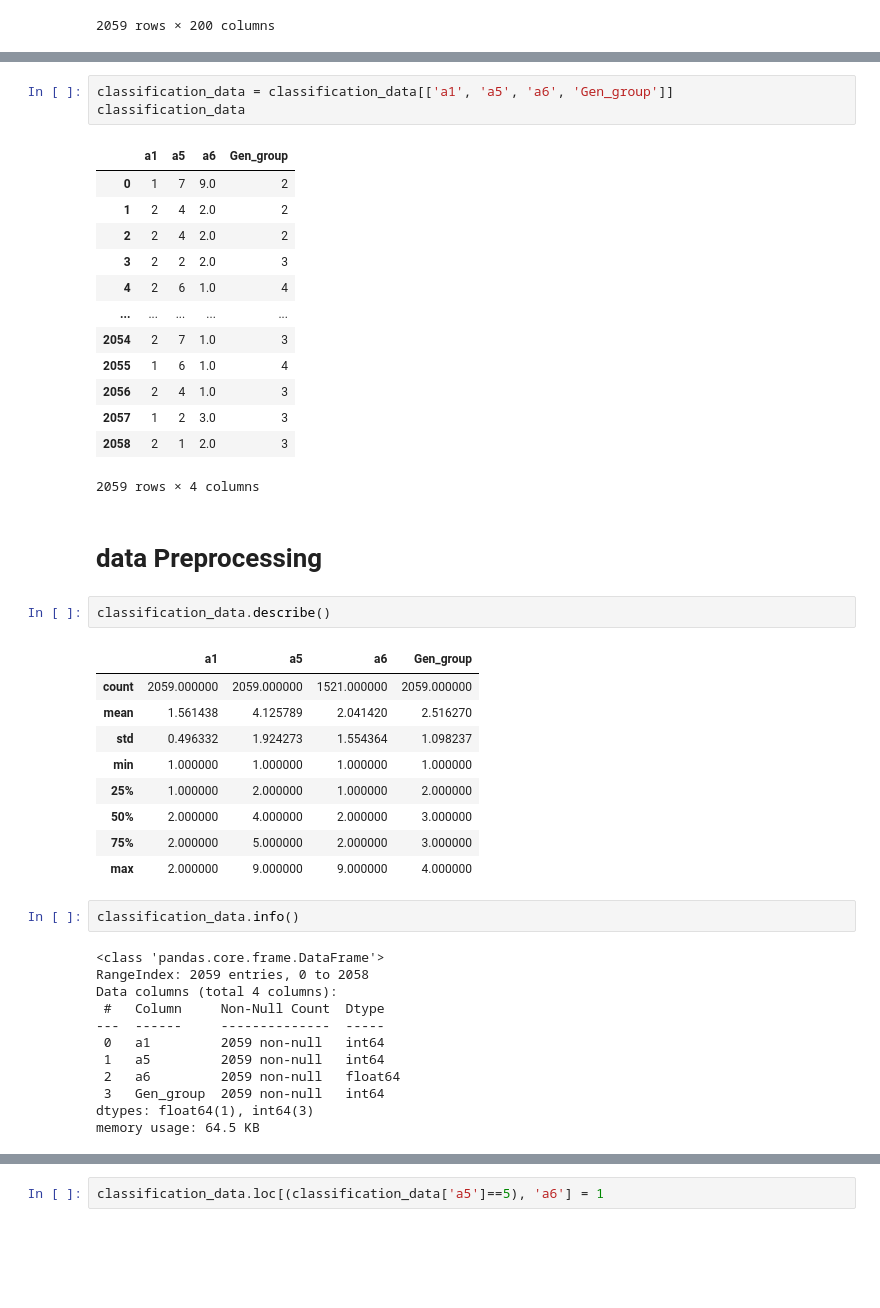
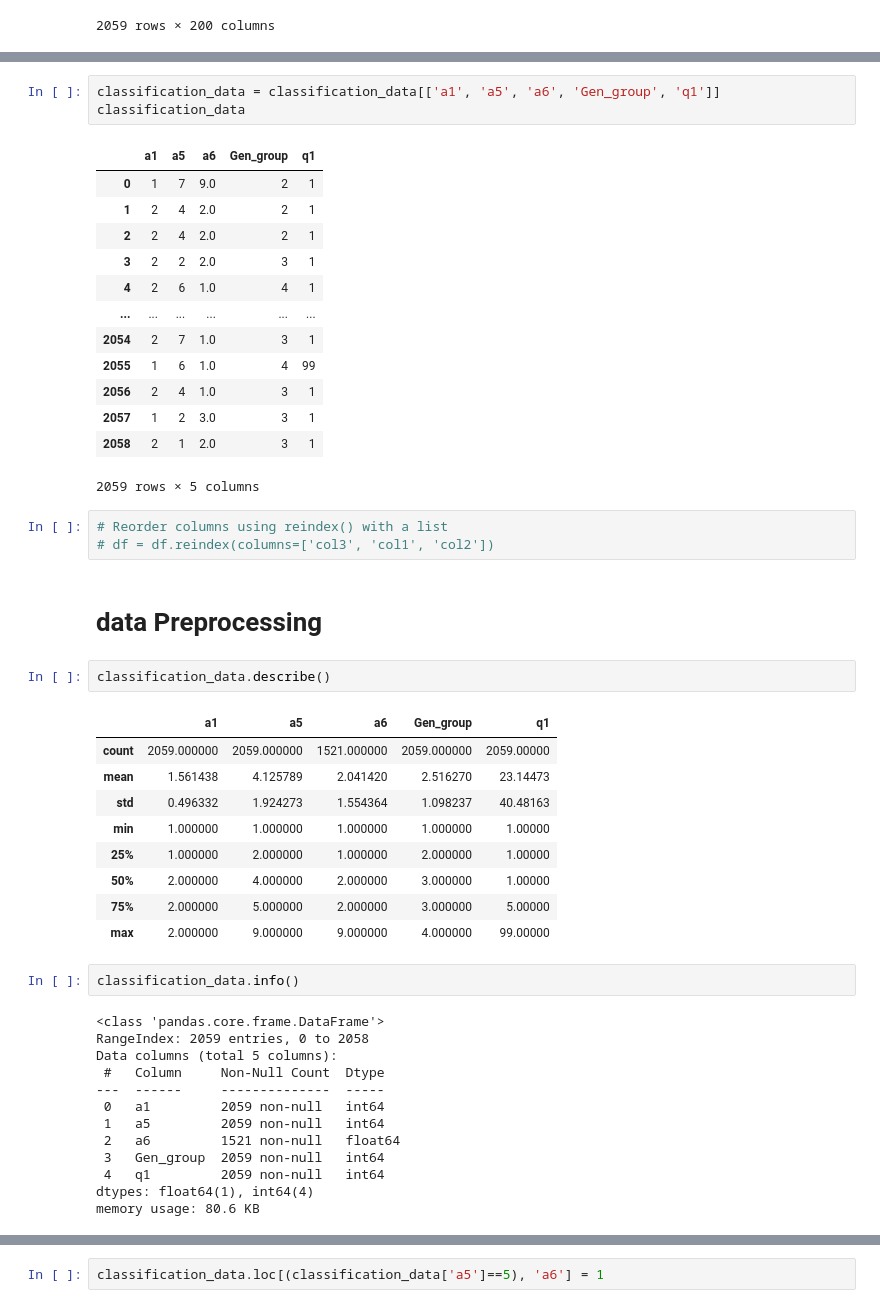
Before and after one commit to puttipongyy/BSC_DPDM23, a Jupyter notebook: test_survey.ipynb, the cells around one changed output, grey strips where cells are left out. Cells and saved outputs as stored; diff of their text form; blank space fills up the shorter version.

```diff
--- a/test_survey.ipynb
+++ b/test_survey.ipynb
@@ -340,45 +345,49 @@ Name: a7, dtype: float64
 # %%
-classification_data = classification_data[['a1', 'a5', 'a6', 'Gen_group']]
+classification_data = classification_data[['a1', 'a5', 'a6', 'Gen_group', 'q1']]
 classification_data
 # %% [output]
-|  | a1 | a5 | a6 | Gen_group |
-| 0 | 1 | 7 | 9.0 | 2 |
-| 1 | 2 | 4 | 2.0 | 2 |
-| 2 | 2 | 4 | 2.0 | 2 |
-| 3 | 2 | 2 | 2.0 | 3 |
-| 4 | 2 | 6 | 1.0 | 4 |
-| ... | ... | ... | ... | ... |
-| 2054 | 2 | 7 | 1.0 | 3 |
-| 2055 | 1 | 6 | 1.0 | 4 |
-| 2056 | 2 | 4 | 1.0 | 3 |
-| 2057 | 1 | 2 | 3.0 | 3 |
-| 2058 | 2 | 1 | 2.0 | 3 |
+|  | a1 | a5 | a6 | Gen_group | q1 |
+| 0 | 1 | 7 | 9.0 | 2 | 1 |
+| 1 | 2 | 4 | 2.0 | 2 | 1 |
+| 2 | 2 | 4 | 2.0 | 2 | 1 |
+| 3 | 2 | 2 | 2.0 | 3 | 1 |
+| 4 | 2 | 6 | 1.0 | 4 | 1 |
+| ... | ... | ... | ... | ... | ... |
+| 2054 | 2 | 7 | 1.0 | 3 | 1 |
+| 2055 | 1 | 6 | 1.0 | 4 | 99 |
+| 2056 | 2 | 4 | 1.0 | 3 | 1 |
+| 2057 | 1 | 2 | 3.0 | 3 | 1 |
+| 2058 | 2 | 1 | 2.0 | 3 | 1 |
-2059 rows × 4 columns
+2059 rows × 5 columns
+# %%
+# Reorder columns using reindex() with a list
+# df = df.reindex(columns=['col3', 'col1', 'col2'])
 # %% [markdown]
 # data Preprocessing
 # %%
 classification_data.describe()
 # %% [output]
-|  | a1 | a5 | a6 | Gen_group |
-| count | 2059.000000 | 2059.000000 | 1521.000000 | 2059.000000 |
-| mean | 1.561438 | 4.125789 | 2.041420 | 2.516270 |
-| std | 0.496332 | 1.924273 | 1.554364 | 1.098237 |
-| min | 1.000000 | 1.000000 | 1.000000 | 1.000000 |
-| 25% | 1.000000 | 2.000000 | 1.000000 | 2.000000 |
-| 50% | 2.000000 | 4.000000 | 2.000000 | 3.000000 |
-| 75% | 2.000000 | 5.000000 | 2.000000 | 3.000000 |
-| max | 2.000000 | 9.000000 | 9.000000 | 4.000000 |
+|  | a1 | a5 | a6 | Gen_group | q1 |
+| count | 2059.000000 | 2059.000000 | 1521.000000 | 2059.000000 | 2059.00000 |
+| mean | 1.561438 | 4.125789 | 2.041420 | 2.516270 | 23.14473 |
+| std | 0.496332 | 1.924273 | 1.554364 | 1.098237 | 40.48163 |
+| min | 1.000000 | 1.000000 | 1.000000 | 1.000000 | 1.00000 |
+| 25% | 1.000000 | 2.000000 | 1.000000 | 2.000000 | 1.00000 |
+| 50% | 2.000000 | 4.000000 | 2.000000 | 3.000000 | 1.00000 |
+| 75% | 2.000000 | 5.000000 | 2.000000 | 3.000000 | 5.00000 |
+| max | 2.000000 | 9.000000 | 9.000000 | 4.000000 | 99.00000 |
 # %%
 classification_data.info()
 # %% [output]
 <class 'pandas.core.frame.DataFrame'>
 RangeIndex: 2059 entries, 0 to 2058
-Data columns (total 4 columns):
+Data columns (total 5 columns):
  #   Column     Non-Null Count  Dtype
 ---  ------     --------------  -----
  0   a1         2059 non-null   int64
  1   a5         2059 non-null   int64
- 2   a6         2059 non-null   float64
+ 2   a6         1521 non-null   float64
  3   Gen_group  2059 non-null   int64
-dtypes: float64(1), int64(3)
-memory usage: 64.5 KB
+ 4   q1         2059 non-null   int64
+dtypes: float64(1), int64(4)
+memory usage: 80.6 KB
```
Also changed, not shown: parts of 20 cells of this notebook.
